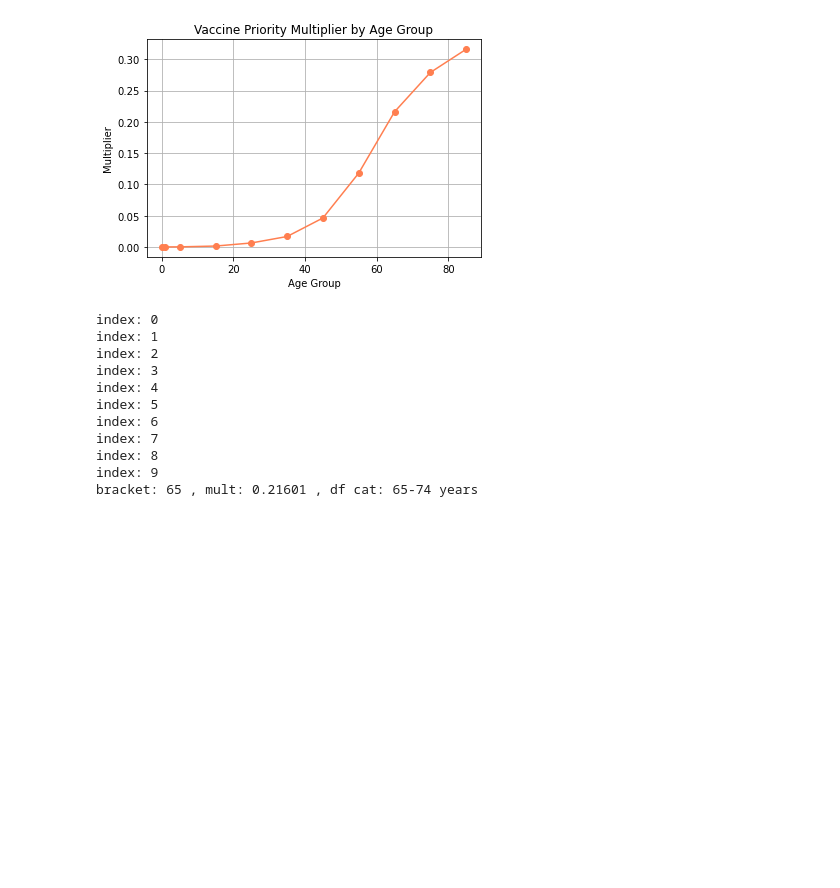
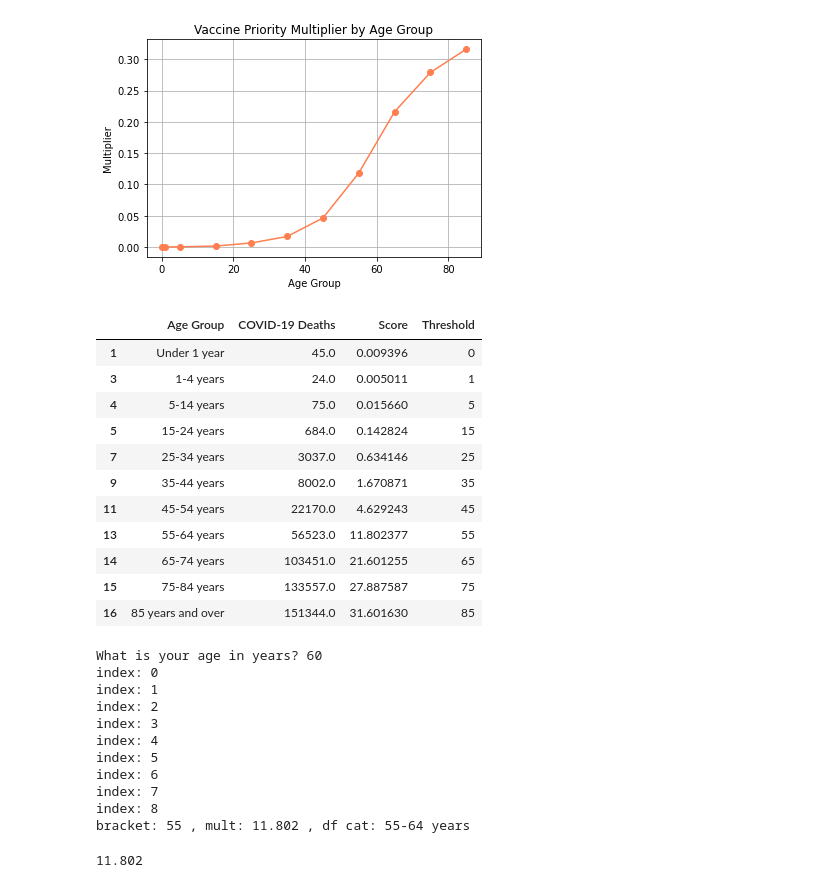
Before and after one commit to bennguyen8/DS-2500-Final, a Jupyter notebook: Age_Files/Age.ipynb, the cells around one changed output. Saved outputs shown, nothing was run; the diff lists cells and outputs as text; code cells hidden in the pictures; blank space fills up the shorter version.

```diff
--- a/Age_Files/Age.ipynb
+++ b/Age_Files/Age.ipynb
@@ -263,18 +267,53 @@ plt.ylabel("Multiplier")
 plt.grid()
 # %% [output]
 [figure]
+# %%
+### KEEP ###
+# Add score and threshold age to df
+tot = sum(df_age_cont["COVID-19 Deaths"].tolist())
+df_age_cont['Score'] = (df_age_cont['COVID-19 Deaths']/tot) * 100
+#brackets = [0, 1, 5, 15, 25, 35, 45, 55, 65, 75, 85]
+df_age_cont['Threshold'] = brackets
+df_age_cont
+# %% [output]
+|  | Age Group | COVID-19 Deaths | Score | Threshold |
+| 1 | Under 1 year | 45.0 | 0.009396 | 0 |
+| 3 | 1-4 years | 24.0 | 0.005011 | 1 |
+| 4 | 5-14 years | 75.0 | 0.015660 | 5 |
+| 5 | 15-24 years | 684.0 | 0.142824 | 15 |
+| 7 | 25-34 years | 3037.0 | 0.634146 | 25 |
+| 9 | 35-44 years | 8002.0 | 1.670871 | 35 |
+| 11 | 45-54 years | 22170.0 | 4.629243 | 45 |
+| 13 | 55-64 years | 56523.0 | 11.802377 | 55 |
+| 14 | 65-74 years | 103451.0 | 21.601255 | 65 |
+| 15 | 75-84 years | 133557.0 | 27.887587 | 75 |
+| 16 | 85 years and over | 151344.0 | 31.601630 | 85 |
 # %%
-# Takes input age, prints custom bracket, mult, and df category
-test_age = 70
-decimals = 5
-for r in range(len(brackets)):
-    print('index:' , r)
-    if test_age < brackets[r]:
-        print('bracket:' , brackets[r-1] , ',' ,
-              'mult:' , round(multiplier[r-1], decimals) * 100, ',' ,
-              'df cat:' , df_age_cont["Age Group"].iloc[r-1])
-        break
+# (TEST VER WITH PRINTS - Takes input age, prints custom bracket, mult, and df category)
+def age_score_with_tests():
+    num_in = False
+    while num_in == False:
+        age = input("What is your age in years? ")
+        try:
+            age = float(age)
+            num_in = True
+        except ValueError:
+            print(f"Please input a number (integer or float) (entered type was {type(age)})")
+            num_in = False
+
+    decimals = 5
+    for r in range(len(brackets)):
+        print('index:' , r) #TEST
+        if age < brackets[r]:
+            score = round(multiplier[r-1], decimals) * 100
+            print('bracket:' , brackets[r-1] , ',' ,
+                  'mult:' , score, ',' ,
+                  'df cat:' , df_age_cont["Age Group"].iloc[r-1]) #TEST
+            break
+    return score
+age_score_with_tests()
 # %% [output]
+What is your age in years? 60
 index: 0
 index: 1
 index: 2
@@ -284,5 +323,5 @@ index: 5
 index: 6
 index: 7
 index: 8
-index: 9
-bracket: 65 , mult: 0.21601 , df cat: 65-74 years
+bracket: 55 , mult: 11.802 , df cat: 55-64 years
+11.802
```
Also changed, not shown: parts of 13 cells of this notebook.
